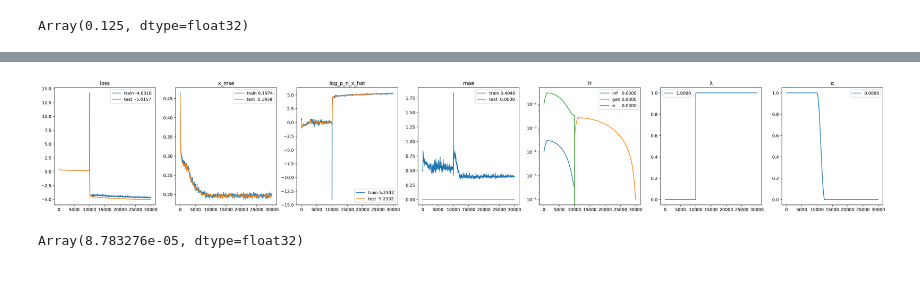
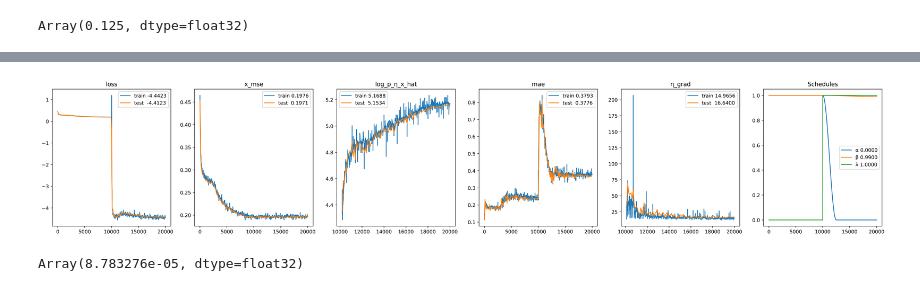
Before and after one commit to cambridge-mlg/sgm, a Jupyter notebook: notebooks/proto_gen_model.ipynb, the cells around one changed output, grey strips where cells are left out. Saved outputs shown, nothing was run; the diff lists cells and outputs as text; code cells hidden in the pictures.

Commit message:
Updates
- Add more regularisers
- Make nets slightly larger
- Train=false is default

```diff
--- a/notebooks/proto_gen_model.ipynb
+++ b/notebooks/proto_gen_model.ipynb
@@ -173,6 +174,7 @@ class Metrics(metrics.Collection):
     x_mse: metrics.Average.from_output('x_mse')
     log_p_η_x_hat: metrics.Average.from_output('log_p_η_x_hat')
     mae: metrics.Average.from_output('mae')
+    η_grad: metrics.Average.from_output('η_grad')
 
 
     def update(self, **kwargs) -> "Metrics":
@@ -186,6 +188,8 @@ class TrainState(train_state.TrainState):
     λ_schedule: optax.Schedule = flax.struct.field(pytree_node=False)
     α: float
     α_schedule: optax.Schedule = flax.struct.field(pytree_node=False)
+    β: float
+    β_schedule: optax.Schedule = flax.struct.field(pytree_node=False)
     polyak_step_size: Optional[float] = None
     avg_params: Optional[flax.core.FrozenDict] = None
 
@@ -204,6 +208,7 @@ class TrainState(train_state.TrainState):
             opt_state=new_opt_state,
             λ=self.λ_schedule(self.step),
             α=self.α_schedule(self.step),
+            β=self.β_schedule(self.step),
             avg_params=new_avg_params,
             **kwargs,
         )
@@ -217,6 +222,7 @@ class TrainState(train_state.TrainState):
         tx,
         λ_schedule,
         α_schedule,
+        β_schedule,
         **kwargs,
     ):
         opt_state = tx.init(params)
@@ -234,6 +240,8 @@ class TrainState(train_state.TrainState):
             λ=λ_schedule(0),
             α_schedule=α_schedule,
             α=α_schedule(0),
+            β_schedule=β_schedule,
+            β=β_schedule(0),
             avg_params=avg_params,
             **kwargs,
         )
@@ -564,9 +577,15 @@ state = TrainState.create(
         optax.constant_schedule(0.),
         optax.constant_schedule(1.),
     ], [TOTAL_STEPS,]),
-    α_schedule=optax.join_schedules([
+    α_schedule=
+    optax.join_schedules([
         optax.constant_schedule(1.),
-        optax.cosine_decay_schedule(1., TOTAL_STEPS // 4, 0.0),
+        optax.cosine_decay_schedule(1., TOTAL_STEPS // 4, .0),
+    ], [TOTAL_STEPS,]),
+    β_schedule=optax.join_schedules([
+        optax.constant_schedule(1.),
+        optax.cosine_decay_schedule(1., TOTAL_STEPS, 0.99),
+        # optax.constant_schedule(1.),
     ], [TOTAL_STEPS,]),
     polyak_step_size=POLYAK_STEP_SIZE,
 )
@@ -706,6 +739,7 @@ def train_step(state, batch):
     logs.add_stateful_metrics(**metrics.compute())
     logs.add_entry("schedules", "λ", state.λ)
     logs.add_entry("schedules", "α", state.α)
+    logs.add_entry("schedules", "β", state.β)
     # logs.add_entry("schedules", "lr", state.opt_state.hyperparams["learning_rate"])
     logs.add_entry("schedules", "lr_inference", state.opt_state.inner_states['inference'][0].hyperparams["learning_rate"])
     logs.add_entry("schedules", "lr_generative", state.opt_state.inner_states['generative'][0].hyperparams["learning_rate"])
@@ -726,7 +760,7 @@ def eval_step(state, batch):
 
     def batch_loss_fn(params):
         losses, metrics = jax.vmap(loss_fn, in_axes=(0, None, None, None, None, None), axis_name="batch")(
-            batch["image"][0], params, state, step_rng, False, 1
+            batch["image"][0], params, state, step_rng, False, N_SAMPLES,
         )
 
         avg_loss = (losses * masks).sum(axis=0) / masks.sum(axis=0)
@@ -848,60 +810,79 @@ INFO:absl:Removing checkpoint at checkpoint/checkpoint_-0.2613585591316223
 # jax.tree_util.tree_reduce(lambda x, y: jnp.abs(y).sum() + x, grad_test['generative_net'], 0)
 # %%
 # plot the training history
-steps, loss, x_mse, log_p_η_x_hat, mae, λ, α, lr_inference, lr_generative, lr_σ, grad_norm, gen_sum, inf_sum = history.collect(
-    "steps", "loss", "x_mse", "log_p_η_x_hat", "mae", "λ", "α", "lr_inference", "lr_generative", "lr_σ", "grad_norm", "gen_sum", "inf_sum"
+steps, loss, x_mse, log_p_η_x_hat, mae, η_grad, λ, α, β, lr_inference, lr_generative, lr_σ, grad_norm, gen_sum, inf_sum = history.collect(
+    "steps", "loss", "x_mse", "log_p_η_x_hat", "mae", "η_grad", "λ", "α", "β", "lr_inference", "lr_generative", "lr_σ", "grad_norm", "gen_sum", "inf_sum"
 )
-steps_test, loss_test, x_mse_test, log_p_η_x_hat_test, mae_test = history.collect(
-    "steps", "loss_test", "x_mse_test", "log_p_η_x_hat", "mae_test"
+steps_test, loss_test, x_mse_test, log_p_η_x_hat_test, mae_test, η_grad_test = history.collect(
+    "steps", "loss_test", "x_mse_test", "log_p_η_x_hat_test", "mae_test", "η_grad_test"
 )
 
-n_plots = 7
+n_plots = 6
 fig, axs = plt.subplots(1, n_plots, figsize=(5 * n_plots, 5), dpi=400)
 
 axs[0].plot(steps, loss, label=f"train {loss[-1]:.4f}")
 axs[0].plot(steps_test, loss_test, label=f"test  {loss_test[-1]:.4f}")
 axs[0].legend()
 axs[0].set_title("loss")
 # axs[0].set_yscale("symlog")
 
 axs[1].plot(steps, x_mse, label=f"train {x_mse[-1]:.4f}")
 axs[1].plot(steps_test, x_mse_test, label=f"test  {x_mse_test[-1]:.4f}")
 axs[1].legend()
 axs[1].set_title("x_mse")
 
-axs[2].plot(steps, log_p_η_x_hat, label=f"train {log_p_η_x_hat[-1]:.4f}")
-axs[2].plot(steps_test, log_p_η_x_hat_test, label=f"test  {log_p_η_x_hat_test[-1]:.4f}")
+
+second_half = lambda x, b: x[len(x) // 2 + b:]
+
+axs[2].plot(second_half(steps, 200), second_half(log_p_η_x_hat, 200), label=f"train {log_p_η_x_hat[-1]:.4f}")
+axs[2].plot(second_half(steps_test, 2), second_half(log_p_η_x_hat_test, 2), label=f"test  {log_p_η_x_hat_test[-1]:.4f}")
 axs[2].legend()
 axs[2].set_title("log_p_η_x_hat")
+# # make x axis start halfway through
+# axs[2].set_xlim(steps[0] + (steps[-1] - steps[0]) / 2, steps[-1])
+# # scale y axis appropriately, for x-axis bounds, by looking at the max and min values from halfway onwards
+# axs[2].set_ylim(
+#     min(np.min(log_p_η_x_hat[len(steps) // 2 + 200 :]), np.min(log_p_η_x_hat_test[len(steps_test) // 2 + 2:])),
+#     # max(np.max(log_p_η_x_hat[len(steps) // 2 + 200 :]), np.max(log_p_η_x_hat_test[len(steps_test) // 2 + 200 :])),
+# )
 
 axs[3].plot(steps, mae, label=f"train {mae[-1]:.4f}")
 axs[3].plot(steps_test, mae_test, label=f"test  {mae_test[-1]:.4f}")
 axs[3].legend()
 axs[3].set_title("mae")
 
-axs[4].plot(steps, lr_inference, label=f"inf   {lr_inference[-1]:.4f}")
-axs[4].plot(steps, lr_generative, label=f"gen {lr_generative[-1]:.4f}")
-axs[4].plot(steps, lr_σ, label=f"σ     {lr_σ[-1]:.4f}")
+axs[4].plot(second_half(steps, 100), second_half(η_grad, 100), label=f"train {η_grad[-1]:.4f}")
+axs[4].plot(second_half(steps_test, 1), second_half(η_grad_test, 1), label=f"test  {η_grad_test[-1]:.4f}")
 axs[4].legend()
-axs[4].set_title("lr")
-axs[4].set_yscale("log")
+axs[4].set_title("η_grad")
+# make x axis start halfway through
+# axs[4].set_xlim(steps[0] + (steps[-1] - steps[0]) / 2, steps[-1])
 
-axs[5].plot(steps, λ, label=f"{λ[-1]:.4f}")
+# axs[4].plot(steps, lr_inference, label=f"inf   {lr_inference[-1]:.4f}")
+# axs[4].plot(steps, lr_generative, label=f"gen {lr_generative[-1]:.4f}")
+# axs[4].plot(steps, lr_σ, label=f"σ     {lr_σ[-1]:.4f}")
+# axs[4].legend()
+# axs[4].set_title("lr")
+# axs[4].set_yscale("log")
+
+# axs[4].plot(steps, λ, label=f"{λ[-1]:.4f}")
+# axs[4].legend()
+# axs[4].set_title("λ")
+
+axs[5].plot(steps, α, label=f"α {α[-1]:.4f}")
+axs[5].plot(steps, β, label=f"β {β[-1]:.4f}")
+axs[5].plot(steps, λ, label=f"λ {λ[-1]:.4f}")
 axs[5].legend()
-axs[5].set_title("λ")
-
-axs[6].plot(steps, α, label=f"{α[-1]:.4f}")
-axs[6].legend()
-axs[6].set_title("α")
+axs[5].set_title("Schedules")
 
 # axs[5].plot(steps, gen_sum, label=f"gen {gen_sum[-1]:.4f}")
 # axs[5].plot(steps, inf_sum, label=f"inf   {inf_sum[-1]:.4f}")
 # axs[5].legend()
 # axs[5].set_title("grad_sum")
 
 plt.show()
 # %% [output]
-[figure, old version]
+[figure, new version]
 # %%
 # load the best model using flax checkpointing
 from flax.training import checkpoints
```
Also changed, not shown: parts of 10 cells of this notebook.
